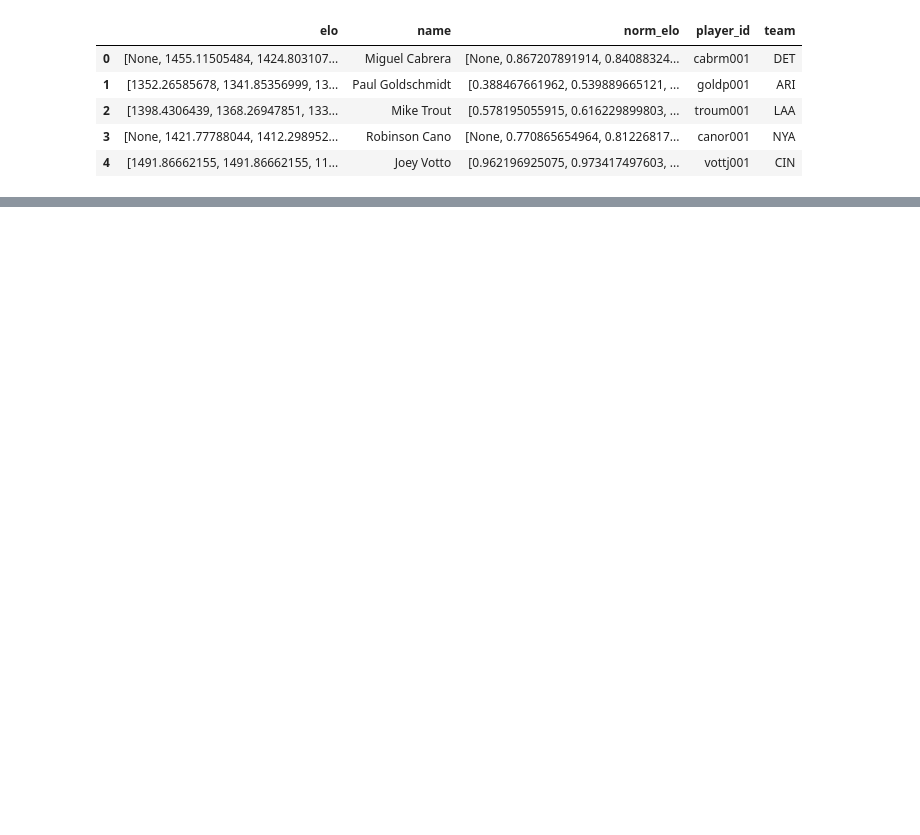
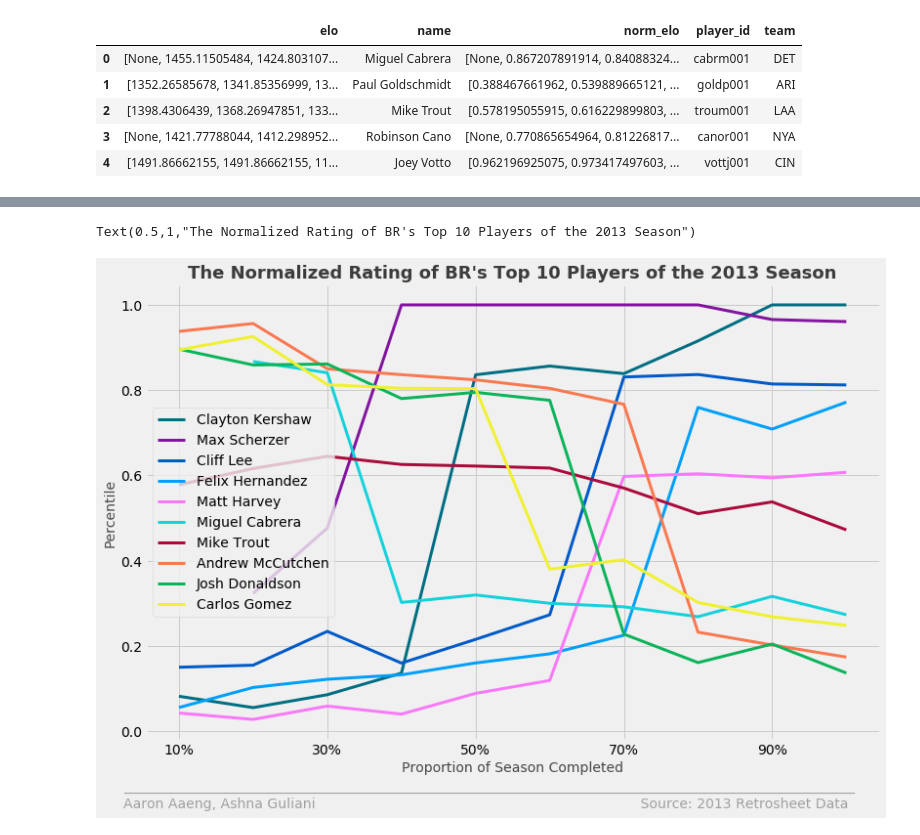
Before and after one commit to aaronaaeng/Sabermetrics-Final-Project, a Jupyter notebook: Elo-Calculation.ipynb, the cells around one changed output, grey strips where cells are left out. Cells and saved outputs as stored; diff of their text form; code cells hidden in the pictures; blank space fills up the shorter version.

```diff
--- a/Elo-Calculation.ipynb
+++ b/Elo-Calculation.ipynb
@@ -193,7 +192,7 @@ Text(0.5,1,'The Normalized Rating of All Batters in the 2013 Season')
 # %%
 fig = plt.figure(1, figsize=(12,8))
 ax1  = fig.add_subplot(111)
-c = 0
+c = 4
 
 for _, row in dfBat.iterrows():
     color = 'lightgrey'
@@ -268,0 +268,34 @@ Text(0.5,1,'The Elo Rating of All Pitchers in the 2013 Season')
+# %%
+fig = plt.figure(1, figsize=(12,8))
+ax1  = fig.add_subplot(111)
+c = 0
+
+for _, row in dfPit.iterrows():
+    color = 'lightgrey'
+    zorder = -1
+    label = None
+    if row['name'] in best_pitchers:
+        color = colors[c]
+        c += 1
+        label = row['name']
+        ax1.plot(row['norm_elo'], linewidth=3, color=color, label=label)
+for _, row in dfBat.iterrows():
+    color = 'lightgrey'
+    zorder = -1
+    label = None
+    if row['name'] in best_batters:
+        color = colors[c]
+        c += 1
+        label = row['name']
+        ax1.plot(row['norm_elo'], linewidth=3, color=color, label=label)
+
+ax1.legend()
+ax1.text(x=-.75, y=-.14, s = '___________________________________________________________________________________________________________', color = 'grey', alpha = .7)
+ax1.text(x=-.75, y= -.18, s = 'Aaron Aaeng, Ashna Guliani                                                                          Source: 2013 Retrosheet Data', fontsize = 14, color = 'grey', alpha = .7)
+ax1.set_xlabel('Proportion of Season Completed', fontsize=14, alpha=.7)
+ax1.set_xticklabels(['0%', '10%', '30%', '50%', '70%', '90%'])
+ax1.set_ylabel('Percentile', fontsize=14, alpha=.7)
+ax1.set_title("The Normalized Rating of BR's Top 10 Players of the 2013 Season", fontsize=18, weight='bold', alpha=.75)
+# %% [output]
+Text(0.5,1,"The Normalized Rating of BR's Top 10 Players of the 2013 Season")
+[figure, added]
```
Also changed, not shown: parts of 5 cells of this notebook, 7 other files.
